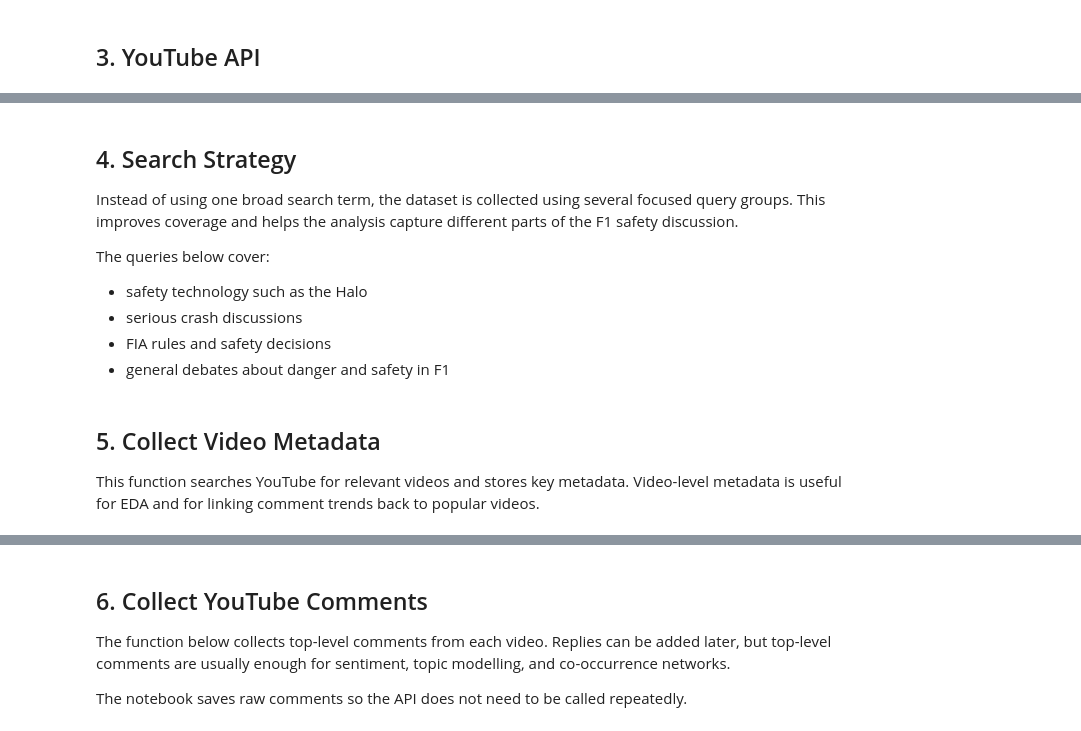
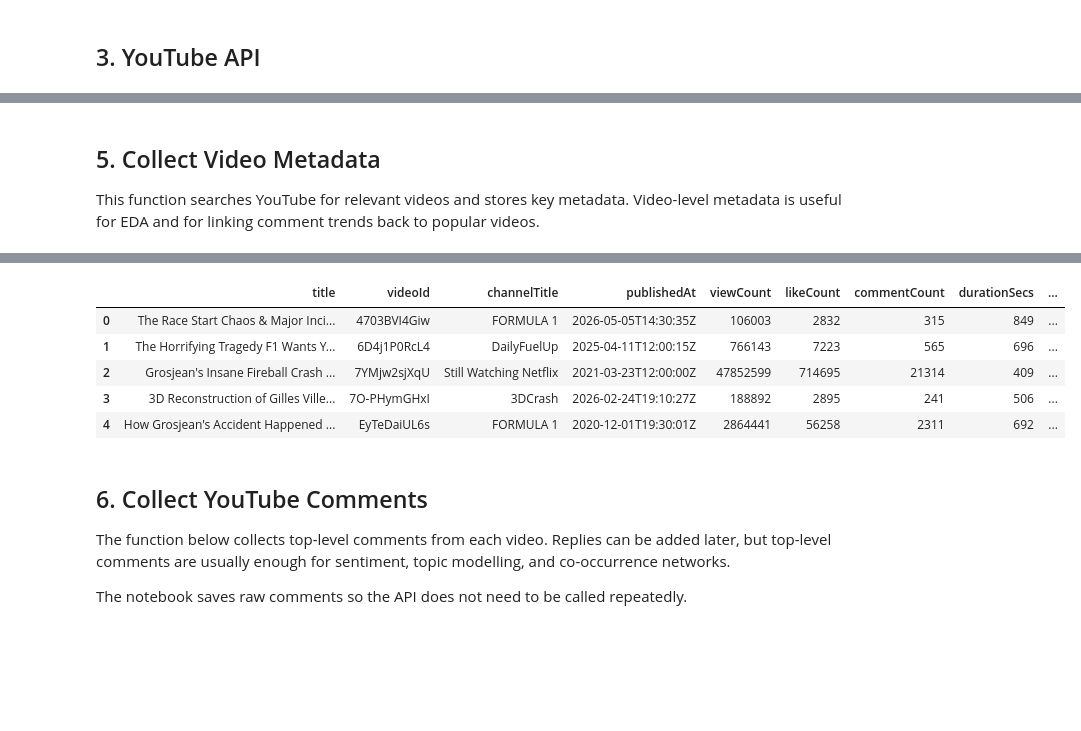
Before and after one commit to davinsn/SMNA_A2, a Jupyter notebook: SMNA_A2_Group_67.ipynb, the cells around one changed output, grey strips where cells are left out. Saved outputs shown, nothing was run; the diff lists cells and outputs as text; code cells hidden in the pictures; blank space fills up the shorter version.

```diff
--- a/SMNA_A2_Group_67.ipynb
+++ b/SMNA_A2_Group_67.ipynb
@@ -110,15 +144,64 @@ API_KEY = ""
-# %% [markdown]
-## 4. Search Strategy
-
-Instead of using one broad search term, the dataset is collected using several focused query groups. This improves coverage and helps the analysis capture different parts of the F1 safety discussion.
-
-The queries below cover:
-
-- safety technology such as the Halo
-- serious crash discussions
-- FIA rules and safety decisions
-- general debates about danger and safety in F1
 # %% [markdown]
 ## 5. Collect Video Metadata
 
 This function searches YouTube for relevant videos and stores key metadata. Video-level metadata is useful for EDA and for linking comment trends back to popular videos.
+# %%
+from fetchYoutubeAPI import (
+    SEARCH_QUERIES,
+    search_videos_for_query,
+    get_video_details
+)
+
+from youtubeClient import youtubeClient
+
+client = youtubeClient()
+
+MAX_TOTAL_VIDEOS = 60
+VIDEOS_PER_QUERY = 10
+
+all_items = []
+
+for query in SEARCH_QUERIES:
+
+    # Stop once enough videos collected
+    if len(all_items) >= MAX_TOTAL_VIDEOS:
+        break
+
+    try:
+        print(f"Searching: {query}")
+
+        items = search_videos_for_query(
+            client=client,
+            query=query,
+            max_videos=VIDEOS_PER_QUERY,
+            published_after="2020-01-01T00:00:00Z"
+        )
+
+        all_items.extend(items)
+
+        time.sleep(0.2)
+
+    except HttpError as e:
+        print(f"API error for query '{query}': {e}")
+
+# Convert raw search results into video IDs
+video_ids = [
+    item["id"]["videoId"]
+    for item in all_items
+    if "id" in item and "videoId" in item["id"]
+]
+
+# Remove duplicates
+video_ids = list(dict.fromkeys(video_ids))
+
+# Final cap on total videos
+video_ids = video_ids[:MAX_TOTAL_VIDEOS]
+
+# Fetch detailed metadata/statistics
+videos = get_video_details(client, video_ids)
+
+video_df = pd.DataFrame(videos)
+
+print(video_df.shape)
+video_df.head()
+# %% [output]
@@ -124,0 +224,6 @@ This function searches YouTube for relevant videos and stores key metadata. Vide
+|  | title | videoId | channelTitle | publishedAt | viewCount | likeCount | commentCount | durationSecs | ... |
+| 0 | The Race Start Chaos & Major Inci... | 4703BVI4Giw | FORMULA 1 | 2026-05-05T14:30:35Z | 106003 | 2832 | 315 | 849 | ... |
+| 1 | The Horrifying Tragedy F1 Wants Y... | 6D4j1P0RcL4 | DailyFuelUp | 2025-04-11T12:00:15Z | 766143 | 7223 | 565 | 696 | ... |
+| 2 | Grosjean's Insane Fireball Crash ... | 7YMjw2sjXqU | Still Watching Netflix | 2021-03-23T12:00:00Z | 47852599 | 714695 | 21314 | 409 | ... |
+| 3 | 3D Reconstruction of Gilles Ville... | 7O-PHymGHxI | 3DCrash | 2026-02-24T19:10:27Z | 188892 | 2895 | 241 | 506 | ... |
+| 4 | How Grosjean's Accident Happened ... | EyTeDaiUL6s | FORMULA 1 | 2020-12-01T19:30:01Z | 2864441 | 56258 | 2311 | 692 | ... |
```
Also changed, not shown: parts of 10 cells of this notebook, 1 other file.
